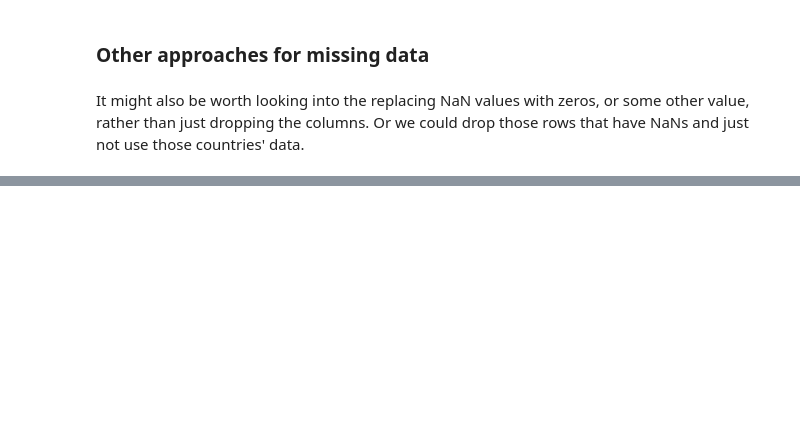
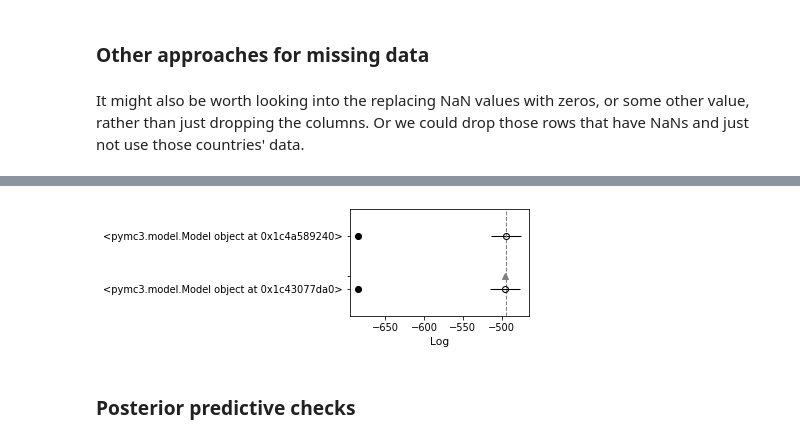
Before and after one commit to ParivedaChiFinesse/covid19-mortality-rate, a Jupyter notebook: notebooks/1.0_je_initial-model.ipynb, the cells around one changed output, grey strips where cells are left out. Cells and saved outputs as stored; diff of their text form; code cells hidden in the pictures; blank space fills up the shorter version.

```diff
--- a/notebooks/1.0_je_initial-model.ipynb
+++ b/notebooks/1.0_je_initial-model.ipynb
@@ -147,0 +297,8 @@ It might also be worth looking into the replacing NaN values with zeros, or some
+# %%
+comp_LOO = pm.compare({model_2: trace_2, model: trace}, ic='LOO')
+# %%
+pm.compareplot(comp_LOO);
+# %% [output]
+[figure, added]
+# %% [markdown]
+### Posterior predictive checks
```
Also changed, not shown: parts of 21 cells of this notebook.
